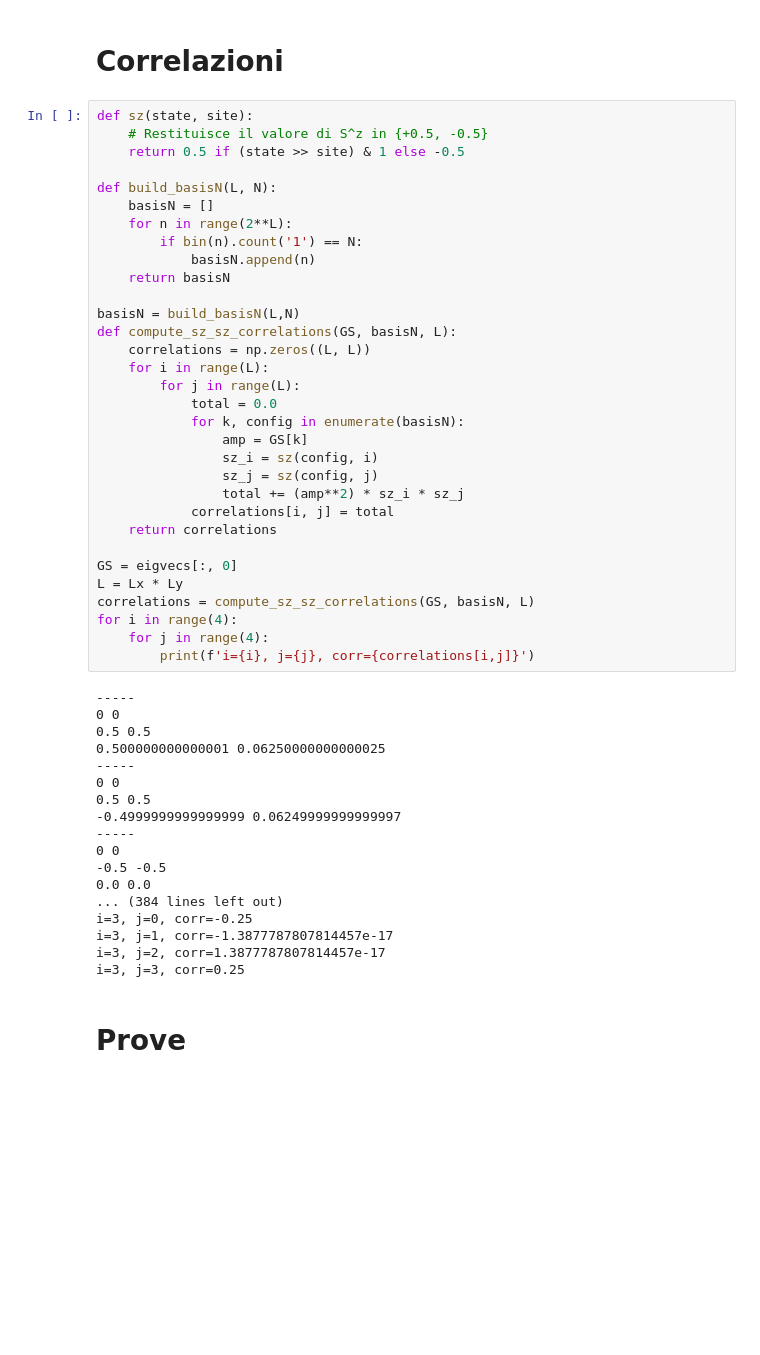
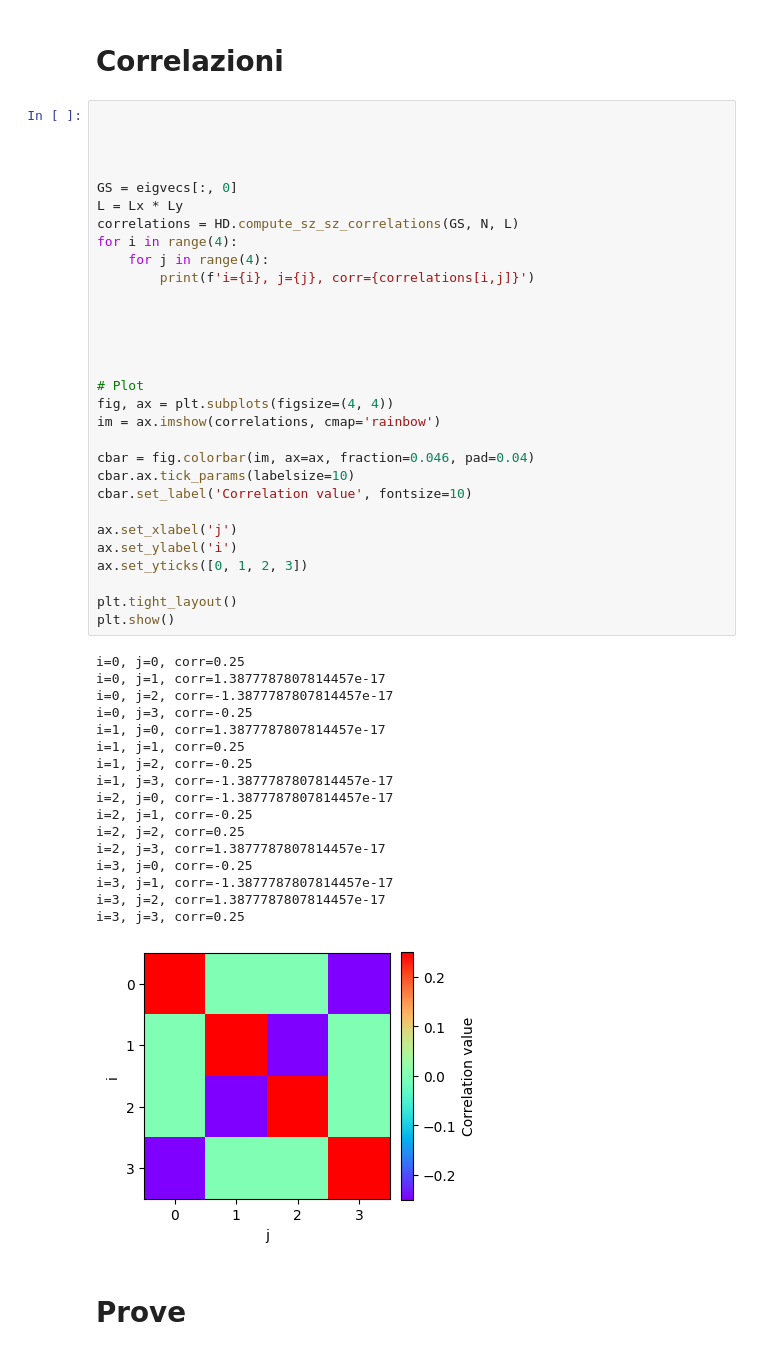
Before and after one commit to Cool-stanza/Shastry-Sutherland-model, a Jupyter notebook: 2x2 Shastry Sutherland model.ipynb, the cells around one changed output. Cells and saved outputs as stored; diff of their text form; blank space fills up the shorter version.

Commit message:
corr 2x2

```diff
--- a/2x2 Shastry Sutherland model.ipynb
+++ b/2x2 Shastry Sutherland model.ipynb
@@ -332,55 +282,53 @@ sito diagonale vicino 0 --> spin=1.0
 # %% [markdown]
 # Correlazioni
 # %%
-def sz(state, site):
-    # Restituisce il valore di S^z in {+0.5, -0.5}
-    return 0.5 if (state >> site) & 1 else -0.5
 
-def build_basisN(L, N):
-    basisN = []
-    for n in range(2**L):
-        if bin(n).count('1') == N:
-            basisN.append(n)
-    return basisN
 
-basisN = build_basisN(L,N)
-def compute_sz_sz_correlations(GS, basisN, L):
-    correlations = np.zeros((L, L))
-    for i in range(L):
-        for j in range(L):
-            total = 0.0
-            for k, config in enumerate(basisN):
-                amp = GS[k]
-                sz_i = sz(config, i)
-                sz_j = sz(config, j)
-                total += (amp**2) * sz_i * sz_j
-            correlations[i, j] = total
-    return correlations
+
 
 GS = eigvecs[:, 0]
 L = Lx * Ly
-correlations = compute_sz_sz_correlations(GS, basisN, L)
+correlations = HD.compute_sz_sz_correlations(GS, N, L)
 for i in range(4):
     for j in range(4):
         print(f'i={i}, j={j}, corr={correlations[i,j]}')
+
+
+
+
+
+# Plot
+fig, ax = plt.subplots(figsize=(4, 4))
+im = ax.imshow(correlations, cmap='rainbow')
+
+cbar = fig.colorbar(im, ax=ax, fraction=0.046, pad=0.04)
+cbar.ax.tick_params(labelsize=10)
+cbar.set_label('Correlation value', fontsize=10)
+
+ax.set_xlabel('j')
+ax.set_ylabel('i')
+ax.set_yticks([0, 1, 2, 3])
+
+plt.tight_layout()
+plt.show()
 # %% [output]
------
-0 0
-0.5 0.5
-0.500000000000001 0.06250000000000025
------
-0 0
-0.5 0.5
--0.4999999999999999 0.06249999999999997
------
-0 0
--0.5 -0.5
-0.0 0.0
-... (384 lines left out)
+i=0, j=0, corr=0.25
+i=0, j=1, corr=1.3877787807814457e-17
+i=0, j=2, corr=-1.3877787807814457e-17
+i=0, j=3, corr=-0.25
+i=1, j=0, corr=1.3877787807814457e-17
+i=1, j=1, corr=0.25
+i=1, j=2, corr=-0.25
+i=1, j=3, corr=-1.3877787807814457e-17
+i=2, j=0, corr=-1.3877787807814457e-17
+i=2, j=1, corr=-0.25
+i=2, j=2, corr=0.25
+i=2, j=3, corr=1.3877787807814457e-17
 i=3, j=0, corr=-0.25
 i=3, j=1, corr=-1.3877787807814457e-17
 i=3, j=2, corr=1.3877787807814457e-17
 i=3, j=3, corr=0.25
+[figure, added]
 # %% [markdown]
 # Prove
 # %% [markdown]
```
Also changed, not shown: parts of 5 cells of this notebook, 3 other files.
